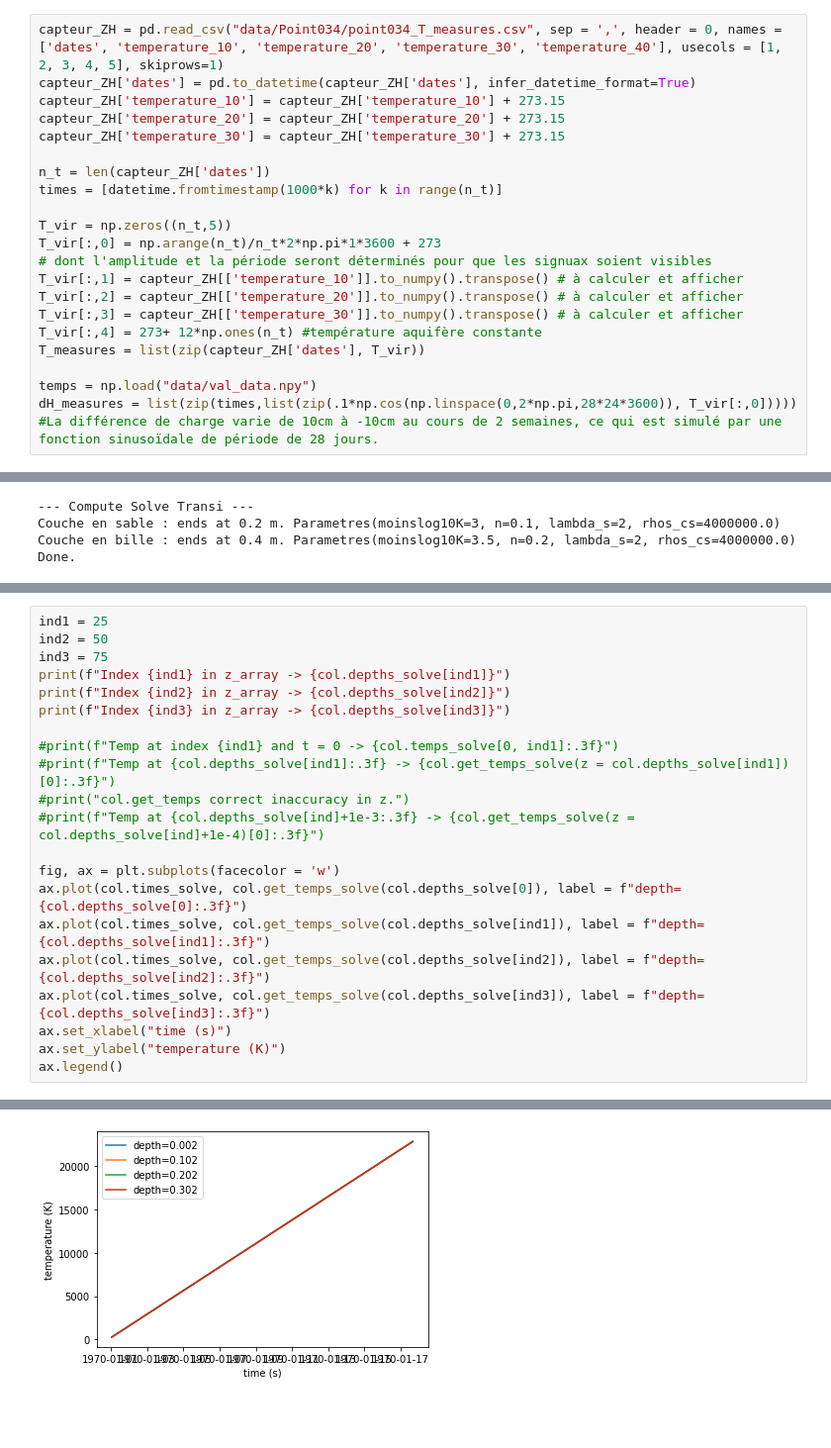
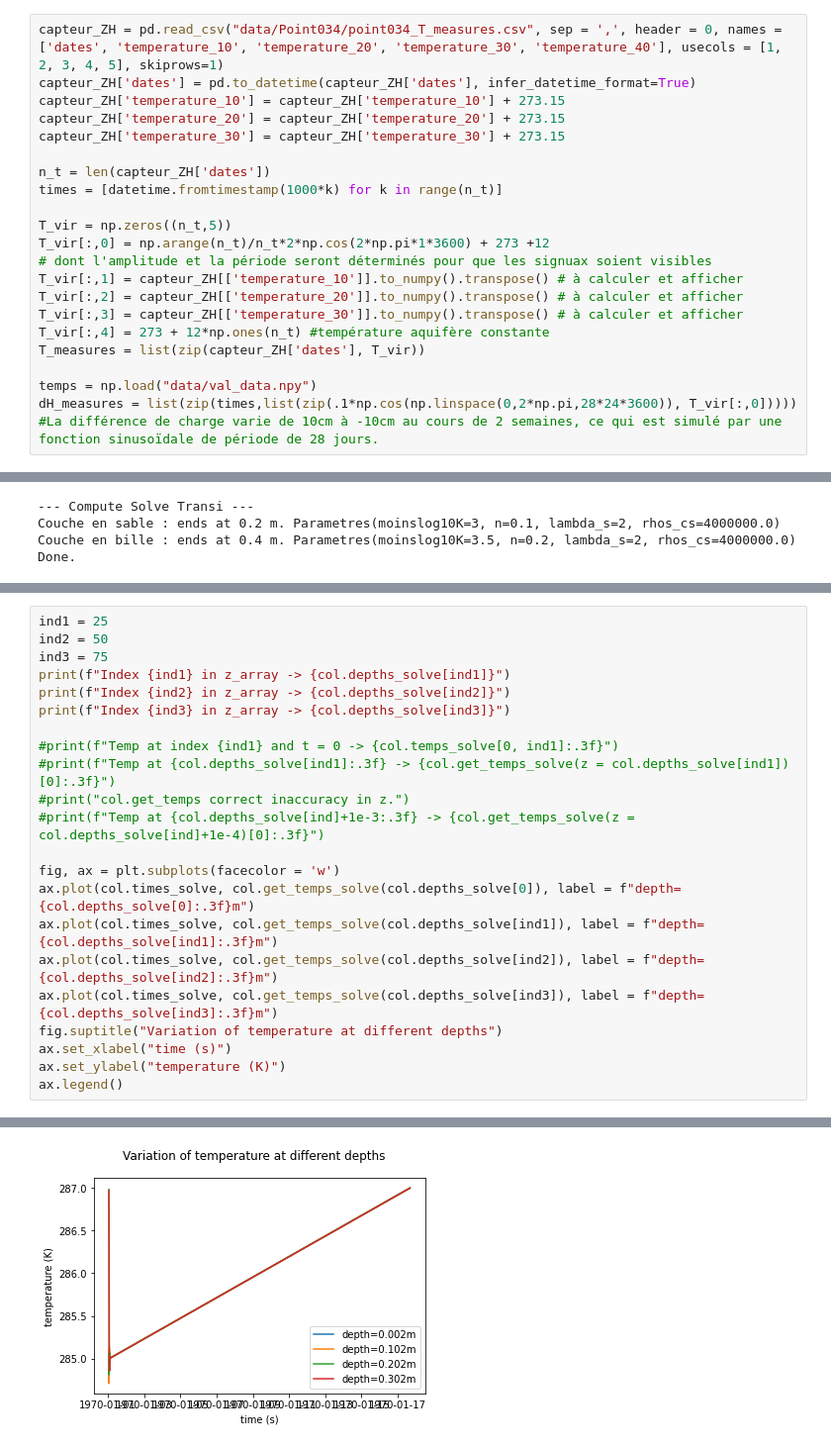
Before and after one commit to ameliemelorene/pyheatmy2022, a Jupyter notebook: demo_maquette.ipynb, the cells around one changed output, grey strips where cells are left out. Shown at 99% size. Drawn from its saved outputs; the diff is of its cells as text; blank space fills up the shorter version.

Commit message:
Format de figure updated

```diff
--- a/demo_maquette.ipynb
+++ b/demo_maquette.ipynb
@@ -21,12 +21,12 @@ n_t = len(capteur_ZH['dates'])
 times = [datetime.fromtimestamp(1000*k) for k in range(n_t)]
 
 T_vir = np.zeros((n_t,5))
-T_vir[:,0] = np.arange(n_t)/n_t*2*np.pi*1*3600 + 273
+T_vir[:,0] = np.arange(n_t)/n_t*2*np.cos(2*np.pi*1*3600) + 273 +12
 # dont l'amplitude et la période seront déterminés pour que les signuax soient visibles
 T_vir[:,1] = capteur_ZH[['temperature_10']].to_numpy().transpose() # à calculer et afficher
 T_vir[:,2] = capteur_ZH[['temperature_20']].to_numpy().transpose() # à calculer et afficher
 T_vir[:,3] = capteur_ZH[['temperature_30']].to_numpy().transpose() # à calculer et afficher
-T_vir[:,4] = 273+ 12*np.ones(n_t) #température aquifère constante
+T_vir[:,4] = 273 + 12*np.ones(n_t) #température aquifère constante
 T_measures = list(zip(capteur_ZH['dates'], T_vir))
 
 temps = np.load("data/val_data.npy")
@@ -92,27 +106,28 @@ axs[1].imshow(col.conduc_flows_solve, aspect='auto')
 # %%
 ind1 = 25
 ind2 = 50
 ind3 = 75
 print(f"Index {ind1} in z_array -> {col.depths_solve[ind1]}")
 print(f"Index {ind2} in z_array -> {col.depths_solve[ind2]}")
 print(f"Index {ind3} in z_array -> {col.depths_solve[ind3]}")
 
 #print(f"Temp at index {ind1} and t = 0 -> {col.temps_solve[0, ind1]:.3f}")
 #print(f"Temp at {col.depths_solve[ind1]:.3f} -> {col.get_temps_solve(z = col.depths_solve[ind1])[0]:.3f}")
 #print("col.get_temps correct inaccuracy in z.")
 #print(f"Temp at {col.depths_solve[ind]+1e-3:.3f} -> {col.get_temps_solve(z = col.depths_solve[ind]+1e-4)[0]:.3f}")
 
 fig, ax = plt.subplots(facecolor = 'w')
-ax.plot(col.times_solve, col.get_temps_solve(col.depths_solve[0]), label = f"depth={col.depths_solve[0]:.3f}")
-ax.plot(col.times_solve, col.get_temps_solve(col.depths_solve[ind1]), label = f"depth={col.depths_solve[ind1]:.3f}")
-ax.plot(col.times_solve, col.get_temps_solve(col.depths_solve[ind2]), label = f"depth={col.depths_solve[ind2]:.3f}")
-ax.plot(col.times_solve, col.get_temps_solve(col.depths_solve[ind3]), label = f"depth={col.depths_solve[ind3]:.3f}")
+ax.plot(col.times_solve, col.get_temps_solve(col.depths_solve[0]), label = f"depth={col.depths_solve[0]:.3f}m")
+ax.plot(col.times_solve, col.get_temps_solve(col.depths_solve[ind1]), label = f"depth={col.depths_solve[ind1]:.3f}m")
+ax.plot(col.times_solve, col.get_temps_solve(col.depths_solve[ind2]), label = f"depth={col.depths_solve[ind2]:.3f}m")
+ax.plot(col.times_solve, col.get_temps_solve(col.depths_solve[ind3]), label = f"depth={col.depths_solve[ind3]:.3f}m")
+fig.suptitle("Variation of temperature at different depths")
 ax.set_xlabel("time (s)")
 ax.set_ylabel("temperature (K)")
 ax.legend()
 # %% [output]
 Index 25 in z_array -> 0.10200000000000001
 Index 50 in z_array -> 0.202
 Index 75 in z_array -> 0.302
 <matplotlib.legend.Legend at 0x...>
-[figure, old version]
+[figure, new version]
```
Also changed, not shown: parts of 3 cells of this notebook.
